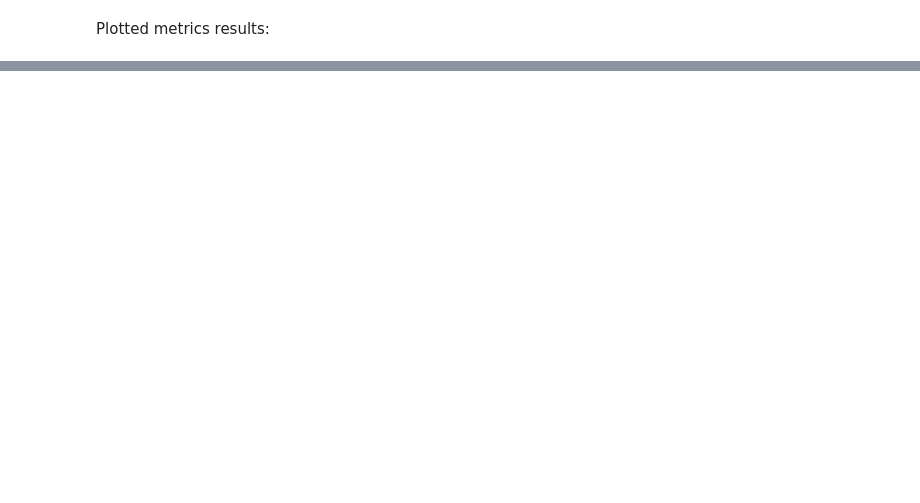
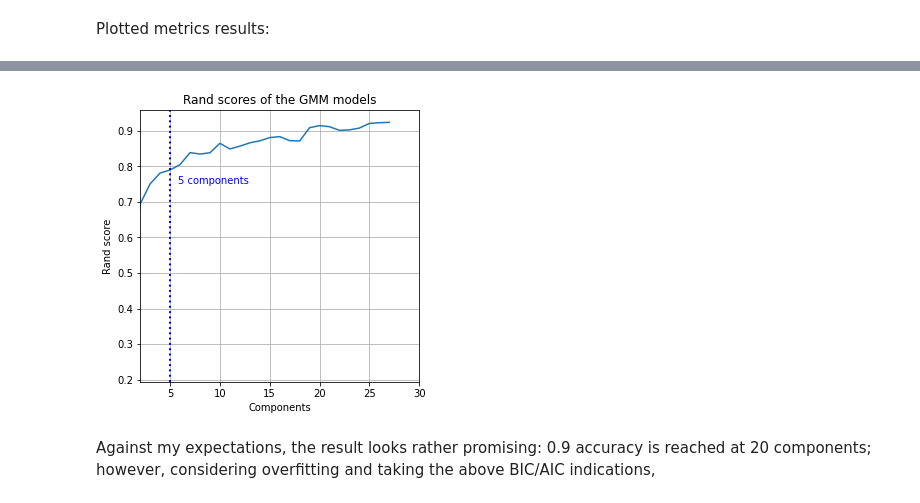
Before and after one commit to sachaschwab/Trade-Data-Clustering, a Jupyter notebook: code.ipynb, the cells around one changed output, grey strips where cells are left out. Drawn from its saved outputs; the diff is of its cells as text; code cells hidden in the pictures; blank space fills up the shorter version.

```diff
--- a/code.ipynb
+++ b/code.ipynb
@@ -167,0 +210,18 @@ Your feedback is warmly welcome!
+# %%
+rand_scores = []
+for model in models:
+    labels_true = df_scaled.symbol
+    labels_pred = model.fit_predict(X)
+    rand_scores.append(metrics.rand_score(labels_true, labels_pred))
+fig, ax = plt.subplots(figsize=(5,5))
+ax.plot(rand_scores)
+ax.set_title('Rand scores of the GMM models')
+ax.set(xlabel='Components', ylabel='Rand score')
+ax.axvline(x=5, linewidth=2, color='b', linestyle=':')
+ax.text(x=5.8, y=0.75, s='5 components', color='b')
+plt.xlim([2, 30])
+ax.grid(True)
+# %% [output]
+[figure, added]
+# %% [markdown]
+Against my expectations, the result looks rather promising: 0.9 accuracy is reached at 20 components; however, considering overfitting and taking the above BIC/AIC indications,
```
Also changed, not shown: parts of 14 cells of this notebook.
